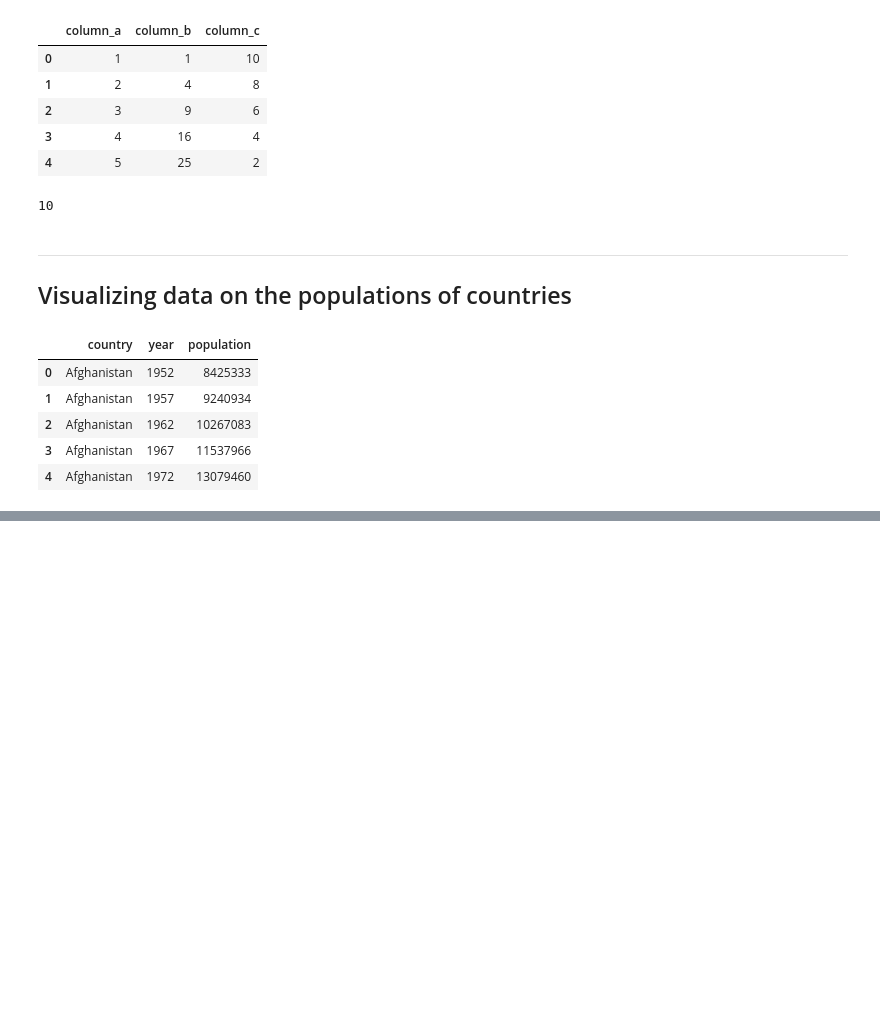
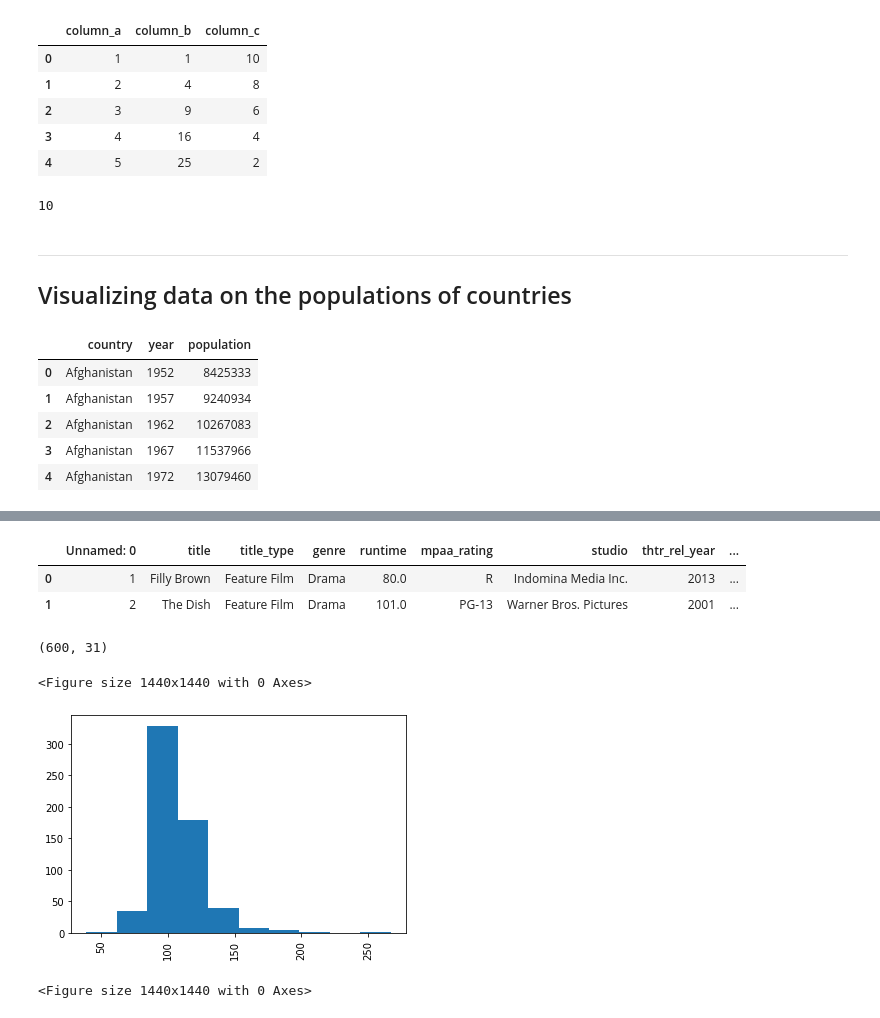
Before and after one commit to ajay152603/Phthon-for-DS, a Jupyter notebook: 4. Module 1: Data Science - Understaning visulization in detail.ipynb, the cells around one changed output, grey strips where cells are left out. Cells and saved outputs as stored; diff of their text form; code cells hidden in the pictures; blank space fills up the shorter version.

```diff
--- a/4. Module 1: Data Science - Understaning visulization in detail.ipynb
+++ b/4. Module 1: Data Science - Understaning visulization in detail.ipynb
@@ -132,0 +158,26 @@ x.groupby(['country']).sum()
+# %%
+df = pd.read_csv("/content/moviesData.csv")
+df.head(2)
+# %% [output]
+|  | Unnamed: 0 | title | title_type | genre | runtime | mpaa_rating | studio | thtr_rel_year | ... |
+| 0 | 1 | Filly Brown | Feature Film | Drama | 80.0 | R | Indomina Media Inc. | 2013 | ... |
+| 1 | 2 | The Dish | Feature Film | Drama | 101.0 | PG-13 | Warner Bros. Pictures | 2001 | ... |
+# %%
+df.shape
+# %% [output]
+(600, 31)
+# %%
+# Plot a histogram of the object named runtime in movies.
+# A histogram is a visual representation of the distribution of a dataset.
+# It is used to plot the frequency of score occurrences in a continuous dataset.
+# Observe the warning in the output
+# Slide 9
+
+#df["runtime"].head(3)
+plt.hist(df.runtime)
+plt.xticks(rotation='vertical')
+plt.figure(figsize=(20,20))
+# %% [output]
+<Figure size 1440x1440 with 0 Axes>
+[figure, added]
+<Figure size 1440x1440 with 0 Axes>
```
Also changed, not shown: parts of 20 cells of this notebook.
